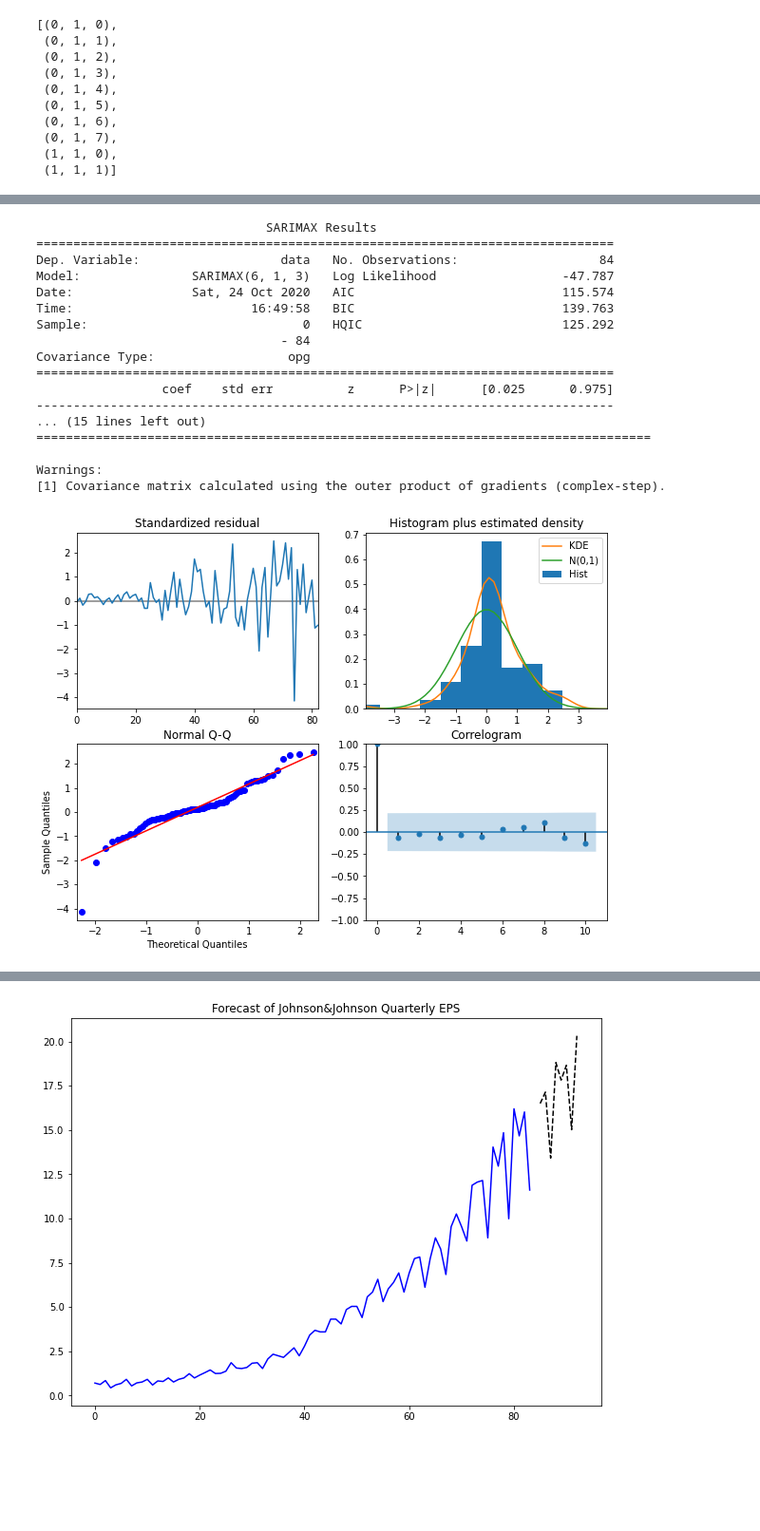
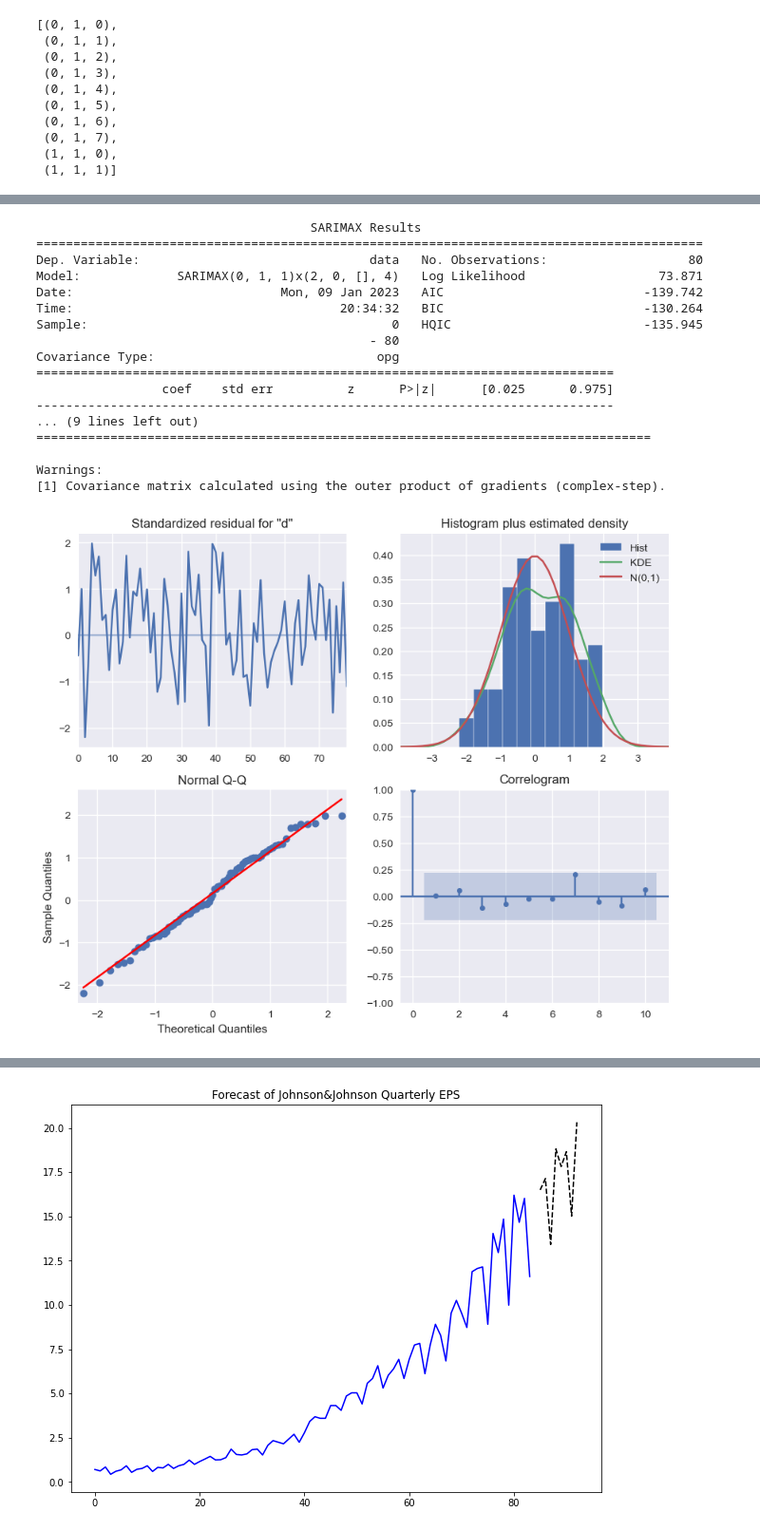
Before and after one commit to omdgit/AppliedTimeSeriesAnalysisWithPython, a Jupyter notebook: my work/HOTSAP_ARIMA.ipynb, the cells around one changed output, grey strips where cells are left out. Shown at 95% size. Drawn from its saved outputs; the diff is of its cells as text; code cells hidden in the pictures; blank space fills up the shorter version.

Commit message:
updated to SARIMA (including seasonal effects

```diff
--- a/my work/HOTSAP_ARIMA.ipynb
+++ b/my work/HOTSAP_ARIMA.ipynb
@@ -271,0 +224,13 @@ Warnings:
+# %%
+ps = range(0, 5, 1)
+qs = range(0, 5, 1)
+Ps = range(0, 5, 1)
+Qs = range(0, 5, 1)
+
+SARIMA_order_list = list(product(ps, qs, Ps, Qs))
+
+train = np.log(data['data'])[:-4]
+d=1
+D=0
+s = 4
+SARIMA_result_df = tt.optimize_SARIMA(train, SARIMA_order_list, d, D, s)
@@ -272,26 +246,27 @@ Warnings:
 # %%
-best_model = SARIMAX(data['data'], order=(6,1,3), simple_differencing=False)
-res = best_model.fit(disp=False)
-print(res.summary())
+SARIMA_model = SARIMAX(train, order=(0, d, 1), seasonal_order=(2,D,0,s), simple_differencing=False)
+SARIMA_model_fit = SARIMA_model.fit(disp=False)
+
+print(SARIMA_model_fit.summary())
 # %% [output]
-                               SARIMAX Results
-==============================================================================
-Dep. Variable:                   data   No. Observations:                   84
-Model:               SARIMAX(6, 1, 3)   Log Likelihood                 -47.787
-Date:                Sat, 24 Oct 2020   AIC                            115.574
-Time:                        16:49:58   BIC                            139.763
-Sample:                             0   HQIC                           125.292
-                                 - 84
-Covariance Type:                  opg
+                                     SARIMAX Results
+==========================================================================================
+Dep. Variable:                               data   No. Observations:                   80
+Model:             SARIMAX(0, 1, 1)x(2, 0, [], 4)   Log Likelihood                  73.871
+Date:                            Mon, 09 Jan 2023   AIC                           -139.742
+Time:                                    20:34:32   BIC                           -130.264
+Sample:                                         0   HQIC                          -135.945
+                                             - 80
+Covariance Type:                              opg
 ==============================================================================
                  coef    std err          z      P>|z|      [0.025      0.975]
 ------------------------------------------------------------------------------
-... (15 lines left out)
+... (9 lines left out)
 ===================================================================================
 
 Warnings:
 [1] Covariance matrix calculated using the outer product of gradients (complex-step).
-# %%
-res.plot_diagnostics();
-# %% [output]
-[figure, removed]
+# %%
+SARIMA_model_fit.plot_diagnostics(figsize=(10,8));
+# %% [output]
+[figure, added]
```
Also changed, not shown: parts of 8 cells of this notebook, 1 other file.
